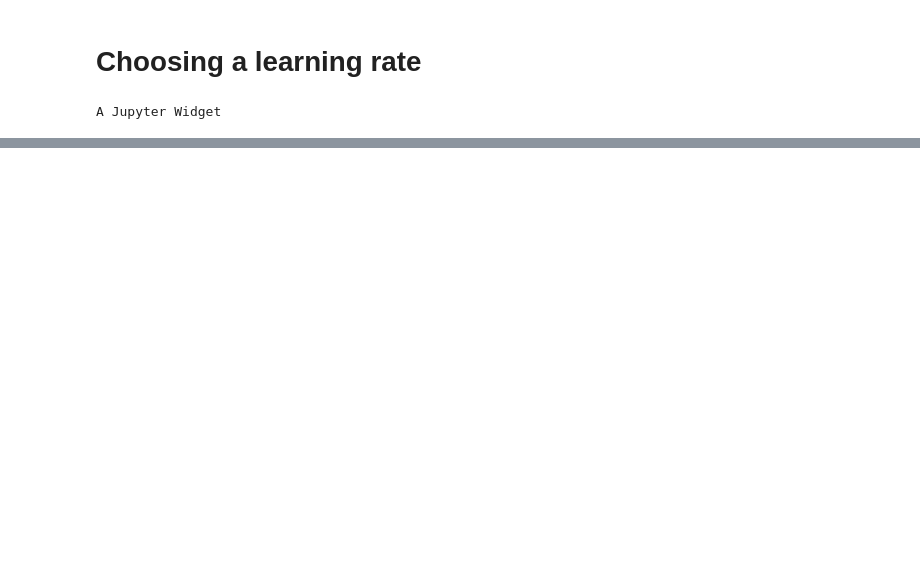
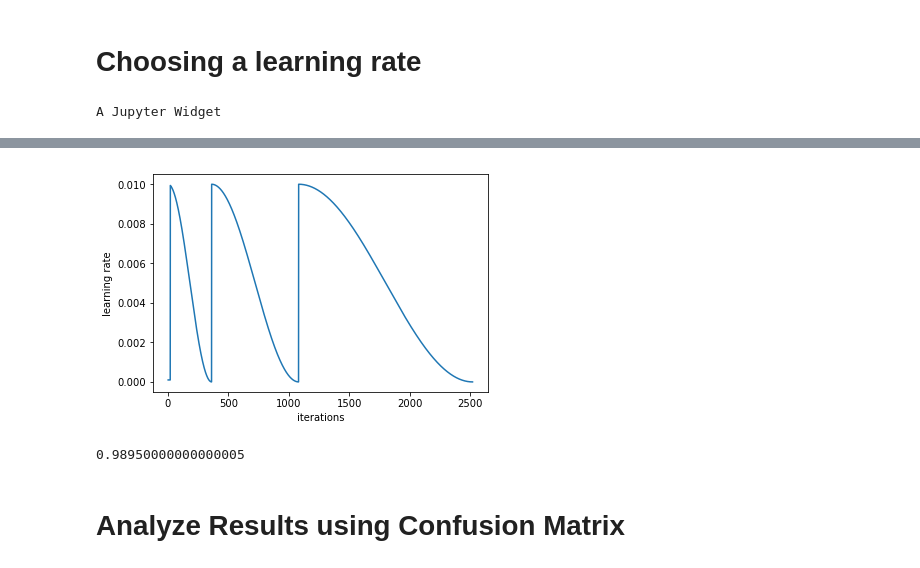
Before and after one commit to zaoyang/fastai, a Jupyter notebook: courses/dl1_redone/lesson1_redone.ipynb, the cells around one changed output, grey strips where cells are left out. Drawn from its saved outputs; the diff is of its cells as text; code cells hidden in the pictures; blank space fills up the shorter version.

```diff
--- a/courses/dl1_redone/lesson1_redone.ipynb
+++ b/courses/dl1_redone/lesson1_redone.ipynb
@@ -256,0 +290,3 @@ learn.sched.plot()
+# %%
+lr = np.array([1e-4, 1e-3, 1e-2])
+learn.fit(lr, 3, cycle_len=1, cycle_mult=2)
@@ -256,0 +302,4 @@ learn.sched.plot()
+# %%
+learn.sched.plot_lr()
+# %% [output]
+[figure, added]
@@ -256,0 +311,6 @@ learn.sched.plot()
+# %%
+accuracy(log_preds,y)
+# %% [output]
+0.98950000000000005
+# %% [markdown]
+# Analyze Results using Confusion Matrix
```
Also changed, not shown: parts of 24 cells of this notebook.
